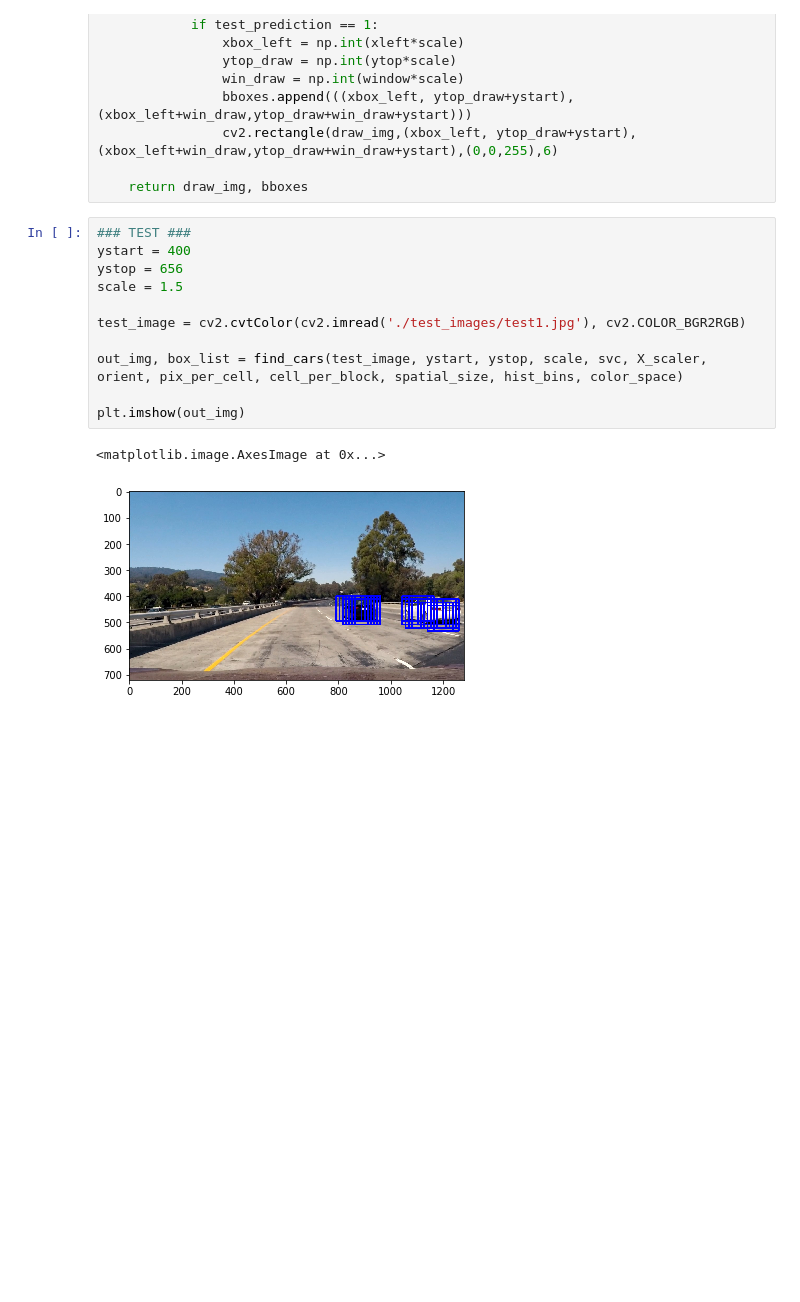
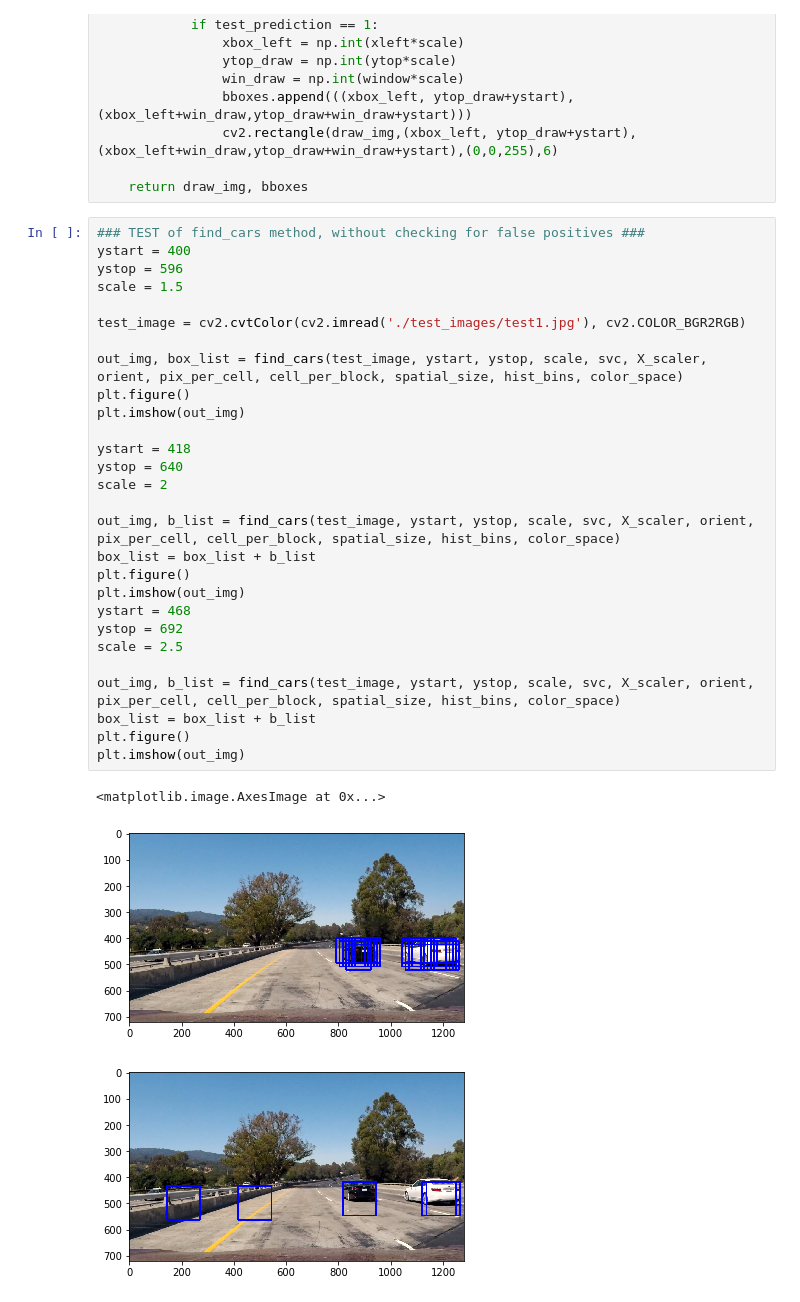
Before and after one commit to pandaive/CarND-Vehicle-Detection-And-Tracking, a Jupyter notebook: P5.ipynb, the cells around one changed output. Cells and saved outputs as stored; diff of their text form; blank space fills up the shorter version.

```diff
--- a/P5.ipynb
+++ b/P5.ipynb
@@ -368,16 +354,34 @@ def find_cars(img, ystart, ystop, scale, svc, X_scaler,
 
     return draw_img, bboxes
 # %%
-### TEST ###
+### TEST of find_cars method, without checking for false positives ###
 ystart = 400
-ystop = 656
+ystop = 596
 scale = 1.5
 
 test_image = cv2.cvtColor(cv2.imread('./test_images/test1.jpg'), cv2.COLOR_BGR2RGB)
 
 out_img, box_list = find_cars(test_image, ystart, ystop, scale, svc, X_scaler, orient, pix_per_cell, cell_per_block, spatial_size, hist_bins, color_space)
+plt.figure()
+plt.imshow(out_img)
 
+ystart = 418
+ystop = 640
+scale = 2
+
+out_img, b_list = find_cars(test_image, ystart, ystop, scale, svc, X_scaler, orient, pix_per_cell, cell_per_block, spatial_size, hist_bins, color_space)
+box_list = box_list + b_list
+plt.figure()
 plt.imshow(out_img)
+ystart = 468
+ystop = 692
+scale = 2.5
+
+out_img, b_list = find_cars(test_image, ystart, ystop, scale, svc, X_scaler, orient, pix_per_cell, cell_per_block, spatial_size, hist_bins, color_space)
+box_list = box_list + b_list
+plt.figure()
+plt.imshow(out_img)
 # %% [output]
 <matplotlib.image.AxesImage at 0x...>
-[figure, old version]
+[figure, new version]
+[figure, added]
```
Also changed, not shown: parts of 9 cells of this notebook.
